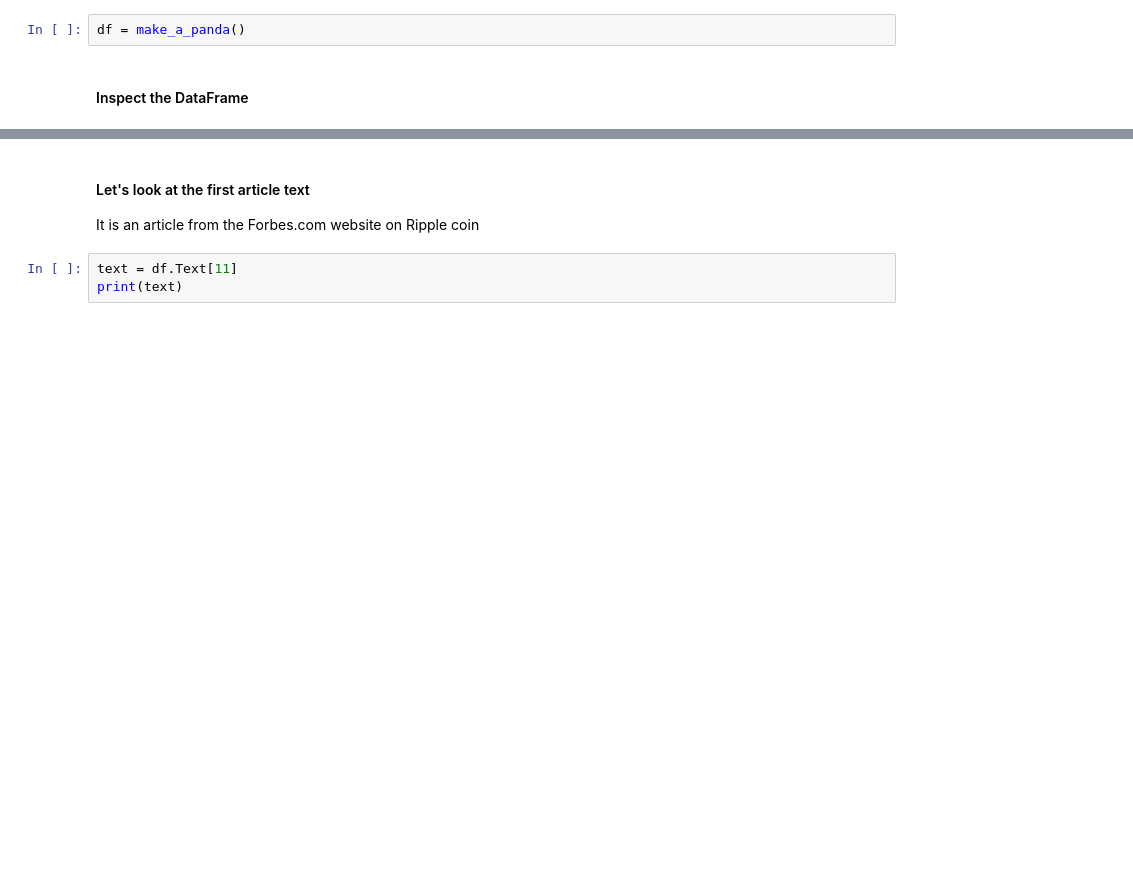
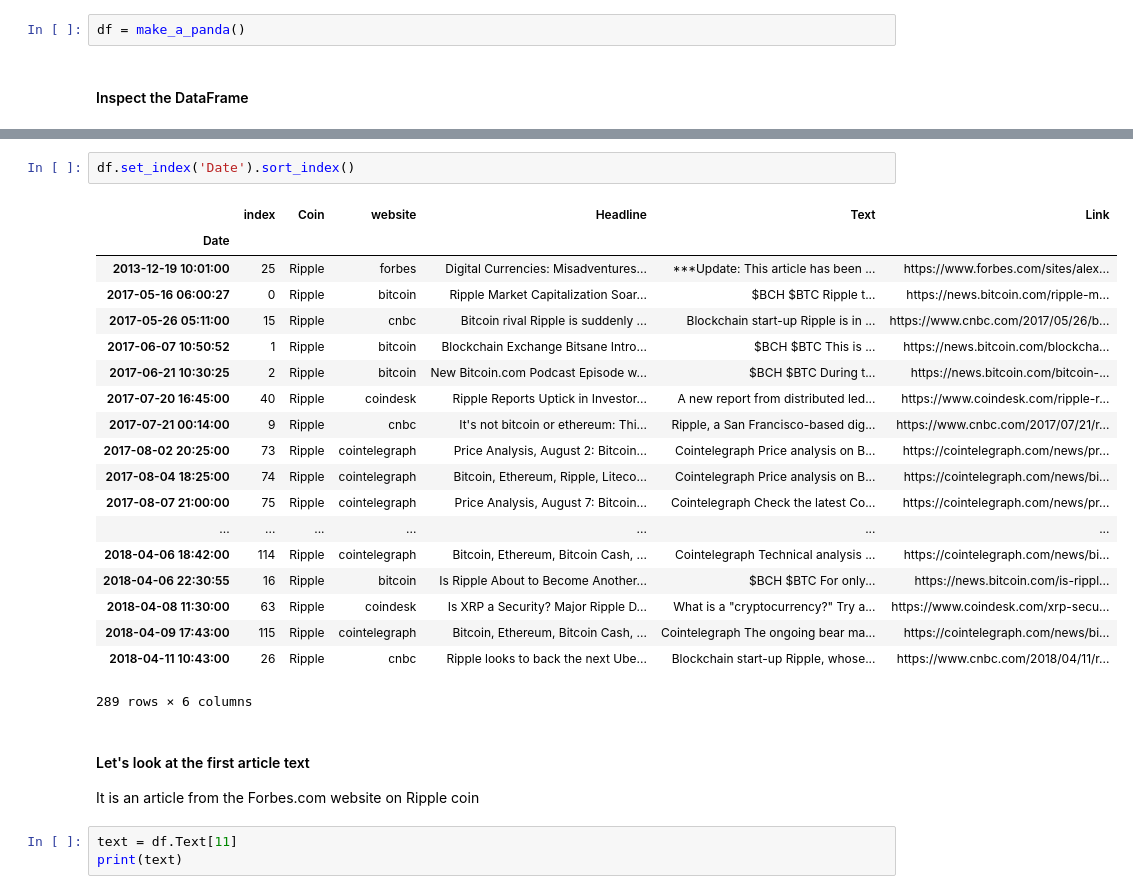
Before and after one commit to Mooseburger1/Springboard-Data-Science-Immersive, a Jupyter notebook: Capstone 1 Project/Data Wrangling/Sentiment_Analysis.ipynb, the cells around one changed output, grey strips where cells are left out. Cells and saved outputs as stored; diff of their text form; blank space fills up the shorter version.

```diff
--- a/Capstone 1 Project/Data Wrangling/Sentiment_Analysis.ipynb
+++ b/Capstone 1 Project/Data Wrangling/Sentiment_Analysis.ipynb
@@ -470,3 +456,25 @@ df.head(10)
+# %%
+df.set_index('Date').sort_index()
+# %% [output]
+|  | index | Coin | website | Headline | Text | Link |
+| Date |  |  |  |  |  |  |
+| 2013-12-19 10:01:00 | 25 | Ripple | forbes | Digital Currencies: Misadventures... | ***Update: This article has been ... | https://www.forbes.com/sites/alex... |
+| 2017-05-16 06:00:27 | 0 | Ripple | bitcoin | Ripple Market Capitalization Soar... | $BCH $BTC Ripple t... | https://news.bitcoin.com/ripple-m... |
+| 2017-05-26 05:11:00 | 15 | Ripple | cnbc | Bitcoin rival Ripple is suddenly ... | Blockchain start-up Ripple is in ... | https://www.cnbc.com/2017/05/26/b... |
+| 2017-06-07 10:50:52 | 1 | Ripple | bitcoin | Blockchain Exchange Bitsane Intro... | $BCH $BTC This is ... | https://news.bitcoin.com/blockcha... |
+| 2017-06-21 10:30:25 | 2 | Ripple | bitcoin | New Bitcoin.com Podcast Episode w... | $BCH $BTC During t... | https://news.bitcoin.com/bitcoin-... |
+| 2017-07-20 16:45:00 | 40 | Ripple | coindesk | Ripple Reports Uptick in Investor... | A new report from distributed led... | https://www.coindesk.com/ripple-r... |
+| 2017-07-21 00:14:00 | 9 | Ripple | cnbc | It's not bitcoin or ethereum: Thi... | Ripple, a San Francisco-based dig... | https://www.cnbc.com/2017/07/21/r... |
+| 2017-08-02 20:25:00 | 73 | Ripple | cointelegraph | Price Analysis, August 2: Bitcoin... | Cointelegraph Price analysis on B... | https://cointelegraph.com/news/pr... |
+| 2017-08-04 18:25:00 | 74 | Ripple | cointelegraph | Bitcoin, Ethereum, Ripple, Liteco... | Cointelegraph Price analysis on B... | https://cointelegraph.com/news/bi... |
+| 2017-08-07 21:00:00 | 75 | Ripple | cointelegraph | Price Analysis, August 7: Bitcoin... | Cointelegraph Check the latest Co... | https://cointelegraph.com/news/pr... |
+| ... | ... | ... | ... | ... | ... | ... |
+| 2018-04-06 18:42:00 | 114 | Ripple | cointelegraph | Bitcoin, Ethereum, Bitcoin Cash, ... | Cointelegraph Technical analysis ... | https://cointelegraph.com/news/bi... |
+| 2018-04-06 22:30:55 | 16 | Ripple | bitcoin | Is Ripple About to Become Another... | $BCH $BTC For only... | https://news.bitcoin.com/is-rippl... |
+| 2018-04-08 11:30:00 | 63 | Ripple | coindesk | Is XRP a Security? Major Ripple D... | What is a "cryptocurrency?" Try a... | https://www.coindesk.com/xrp-secu... |
+| 2018-04-09 17:43:00 | 115 | Ripple | cointelegraph | Bitcoin, Ethereum, Bitcoin Cash, ... | Cointelegraph The ongoing bear ma... | https://cointelegraph.com/news/bi... |
+| 2018-04-11 10:43:00 | 26 | Ripple | cnbc | Ripple looks to back the next Ube... | Blockchain start-up Ripple, whose... | https://www.cnbc.com/2018/04/11/r... |
+289 rows × 6 columns
 # %% [markdown]
 #### Let's look at the first article text
 It is an article from the Forbes.com website on Ripple coin
```
Also changed, not shown: parts of 19 cells of this notebook, 10 other files.
